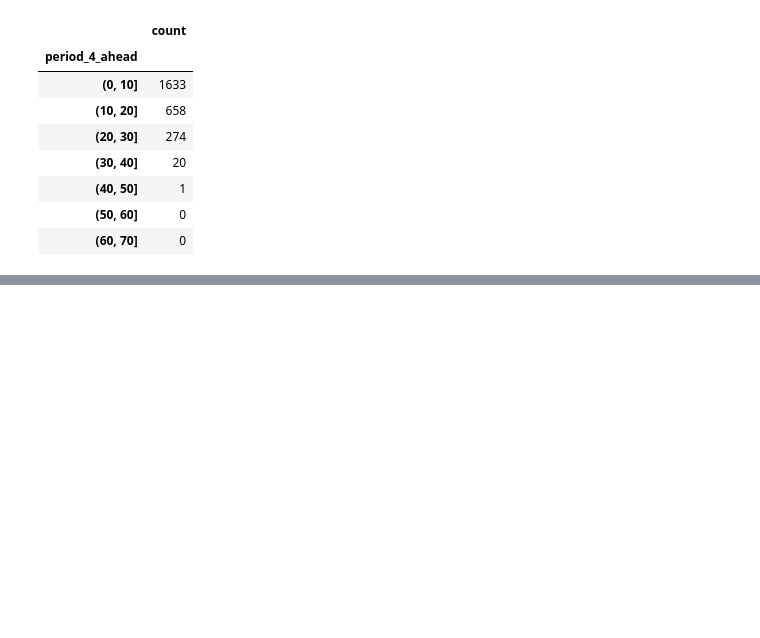
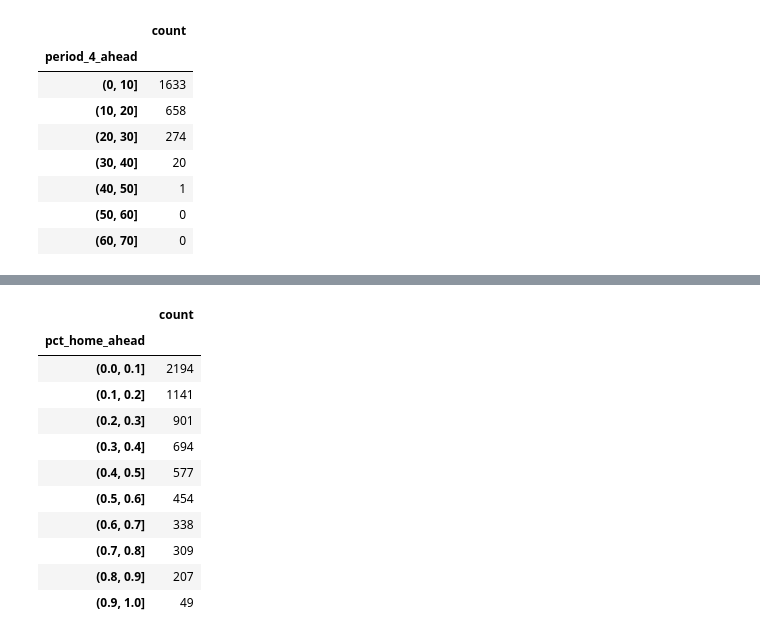
Before and after one commit to dogrdon/nba_data, a Jupyter notebook: comeback_analysis.ipynb, the cells around one changed output, grey strips where cells are left out. Cells and saved outputs as stored; diff of their text form; code cells hidden in the pictures; blank space fills up the shorter version.

```diff
--- a/comeback_analysis.ipynb
+++ b/comeback_analysis.ipynb
@@ -124,0 +167,15 @@ no_ot_df[no_ot_df.home_win==0].groupby(p4_loss_bins)['period_4_ahead'].agg(['cou
+# %%
+no_ot_df[no_ot_df.home_win==0].groupby(total_ahead_bins_loss)['pct_home_ahead'].agg(['count'])
+# %% [output]
+|  | count |
+| pct_home_ahead |  |
+| (0.0, 0.1] | 2194 |
+| (0.1, 0.2] | 1141 |
+| (0.2, 0.3] | 901 |
+| (0.3, 0.4] | 694 |
+| (0.4, 0.5] | 577 |
+| (0.5, 0.6] | 454 |
+| (0.6, 0.7] | 338 |
+| (0.7, 0.8] | 309 |
+| (0.8, 0.9] | 207 |
+| (0.9, 1.0] | 49 |
```
Also changed, not shown: parts of 11 cells of this notebook.
